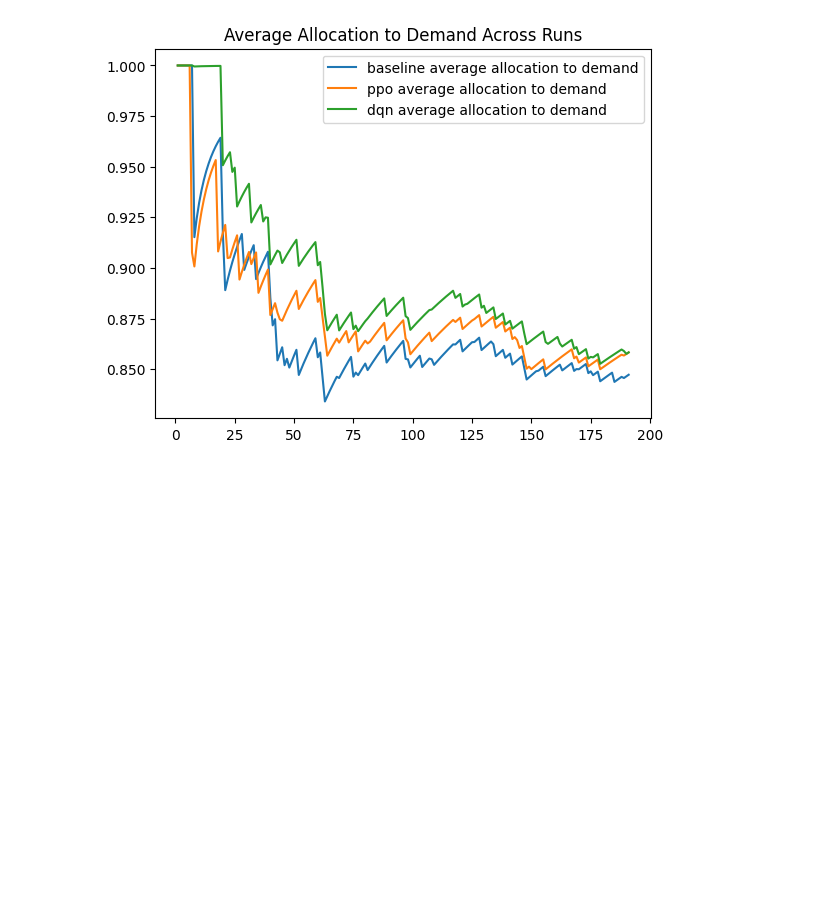
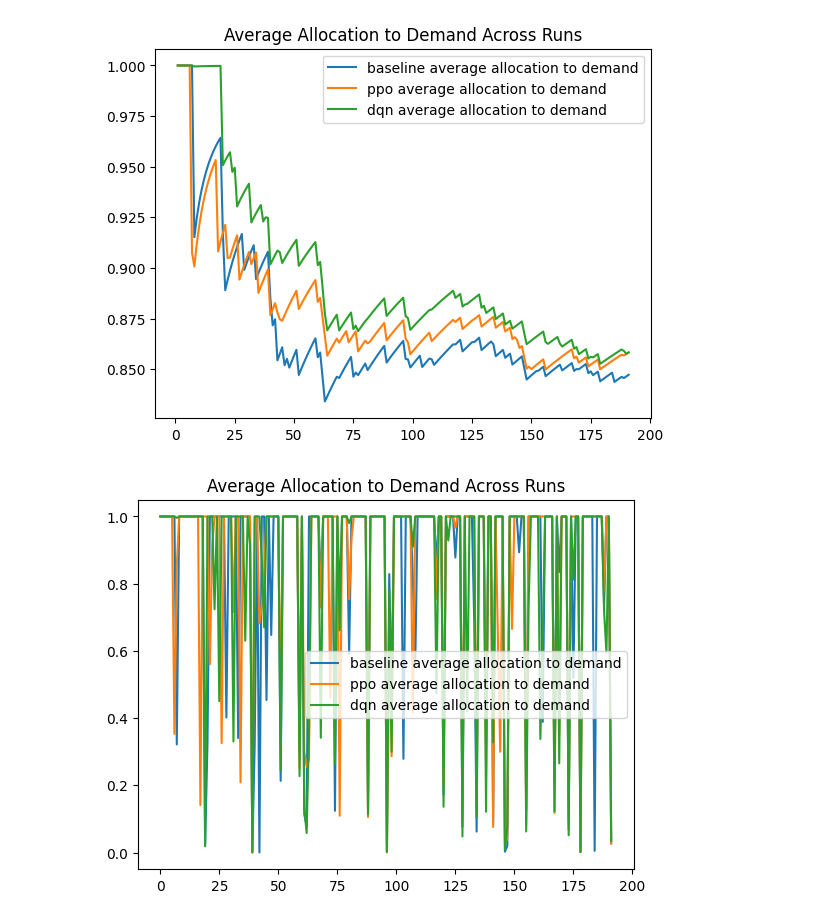
Before and after one commit to HindMukhtar/DLRL2025, a Jupyter notebook: testscript.ipynb, the cells around one changed output. Saved outputs shown, nothing was run; the diff lists cells and outputs as text; code cells hidden in the pictures; blank space fills up the shorter version.

```diff
--- a/testscript.ipynb
+++ b/testscript.ipynb
@@ -227,3 +227,22 @@ plt.title('Average Allocation to Demand Across Runs')
 plt.show()
 # %% [output]
 [figure]
+# %%
+# Get average allocation to demand across runs
+allocated_to_demand_base = []
+allocated_to_demand_ppo = []
+allocated_to_demand_dqn = []
+
+for i in range(len(obs_base_list)):
+    allocated_to_demand_base.append(obs_base_list[i, 8])
+    allocated_to_demand_ppo.append(obs_ppo_list[i, 8])
+    allocated_to_demand_dqn.append(obs_dqn_list[i, 8])
+# %%
+plt.plot(allocated_to_demand_base, label = 'baseline average allocation to demand')
+plt.plot(allocated_to_demand_ppo, label = 'ppo average allocation to demand')
+plt.plot(allocated_to_demand_dqn, label = 'dqn average allocation to demand')
+plt.legend()
+plt.title('Average Allocation to Demand Across Runs')
+plt.show()
+# %% [output]
+[figure, added]
```
